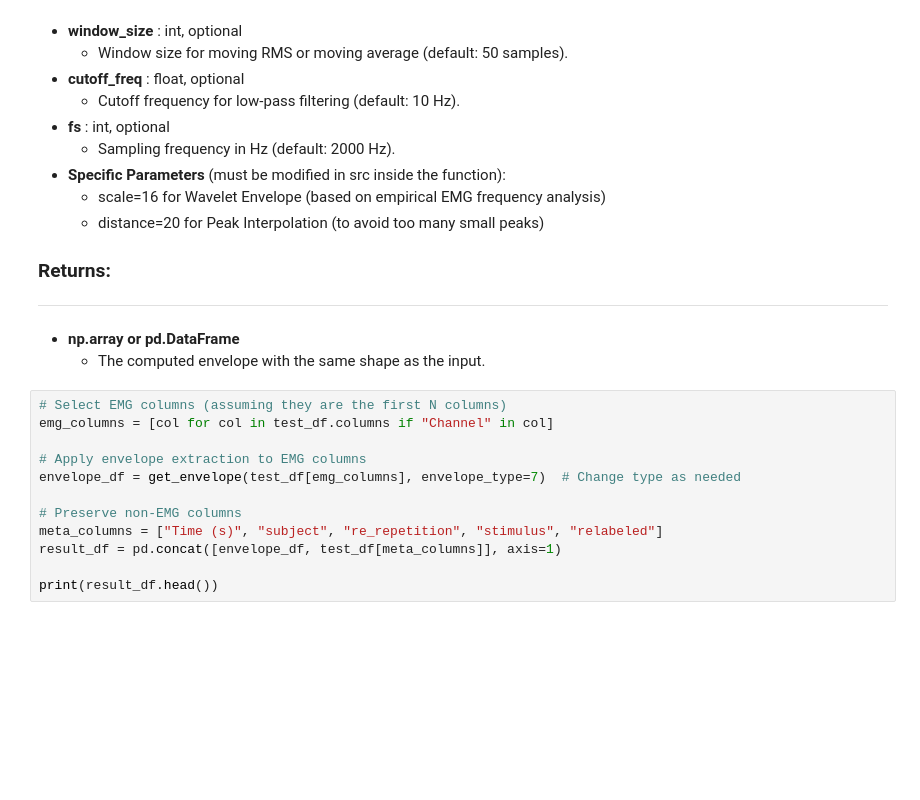
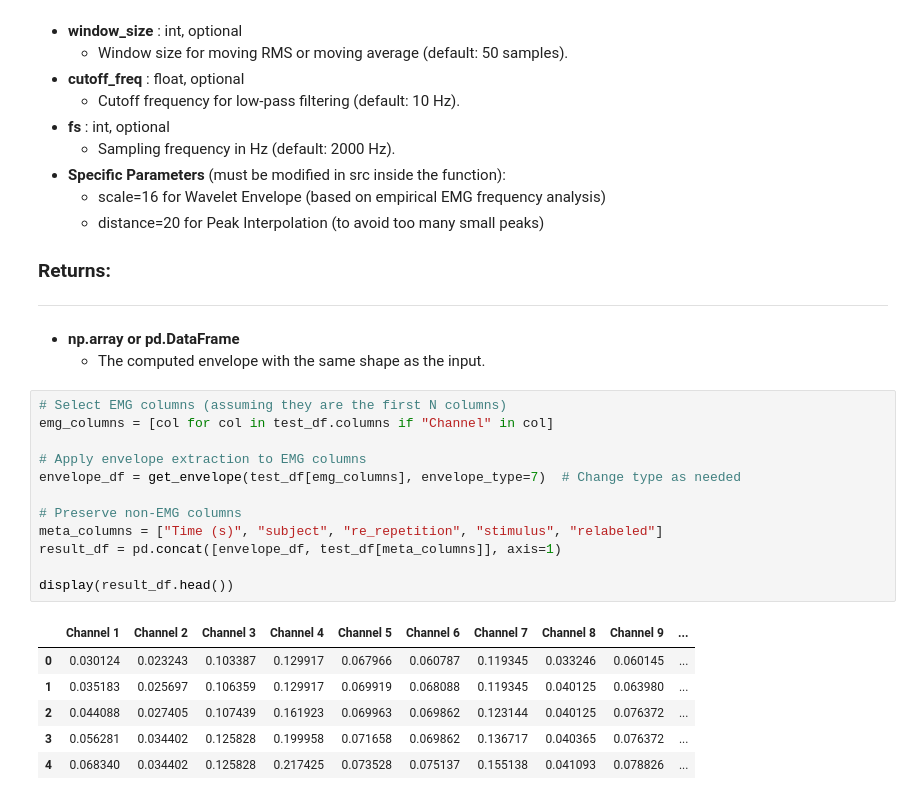
Before and after one commit to DanielSenseAI/IA_ProsthesisUdeA, a Jupyter notebook: envelope_processing.ipynb, the cells around one changed output. Saved outputs shown, nothing was run; the diff lists cells and outputs as text; blank space fills up the shorter version.

```diff
--- a/envelope_processing.ipynb
+++ b/envelope_processing.ipynb
@@ -70,14 +107,21 @@ Computes the envelope of an EMG signal using different methods.
 # %%
 # Select EMG columns (assuming they are the first N columns)
 emg_columns = [col for col in test_df.columns if "Channel" in col]
 
 # Apply envelope extraction to EMG columns
 envelope_df = get_envelope(test_df[emg_columns], envelope_type=7)  # Change type as needed
 
 # Preserve non-EMG columns
 meta_columns = ["Time (s)", "subject", "re_repetition", "stimulus", "relabeled"]
 result_df = pd.concat([envelope_df, test_df[meta_columns]], axis=1)
 
-print(result_df.head())
+display(result_df.head())
+# %% [output]
+|  | Channel 1 | Channel 2 | Channel 3 | Channel 4 | Channel 5 | Channel 6 | Channel 7 | Channel 8 | Channel 9 | ... |
+| 0 | 0.030124 | 0.023243 | 0.103387 | 0.129917 | 0.067966 | 0.060787 | 0.119345 | 0.033246 | 0.060145 | ... |
+| 1 | 0.035183 | 0.025697 | 0.106359 | 0.129917 | 0.069919 | 0.068088 | 0.119345 | 0.040125 | 0.063980 | ... |
+| 2 | 0.044088 | 0.027405 | 0.107439 | 0.161923 | 0.069963 | 0.069862 | 0.123144 | 0.040125 | 0.076372 | ... |
+| 3 | 0.056281 | 0.034402 | 0.125828 | 0.199958 | 0.071658 | 0.069862 | 0.136717 | 0.040365 | 0.076372 | ... |
+| 4 | 0.068340 | 0.034402 | 0.125828 | 0.217425 | 0.073528 | 0.075137 | 0.155138 | 0.041093 | 0.078826 | ... |
 # %%
 src.plot_emg_dataframe(database, result_df, 50, length=0.6) #Using the relabeled grasp number and all default parameters
```
Also changed, not shown: parts of 4 cells of this notebook, 1 other file.
